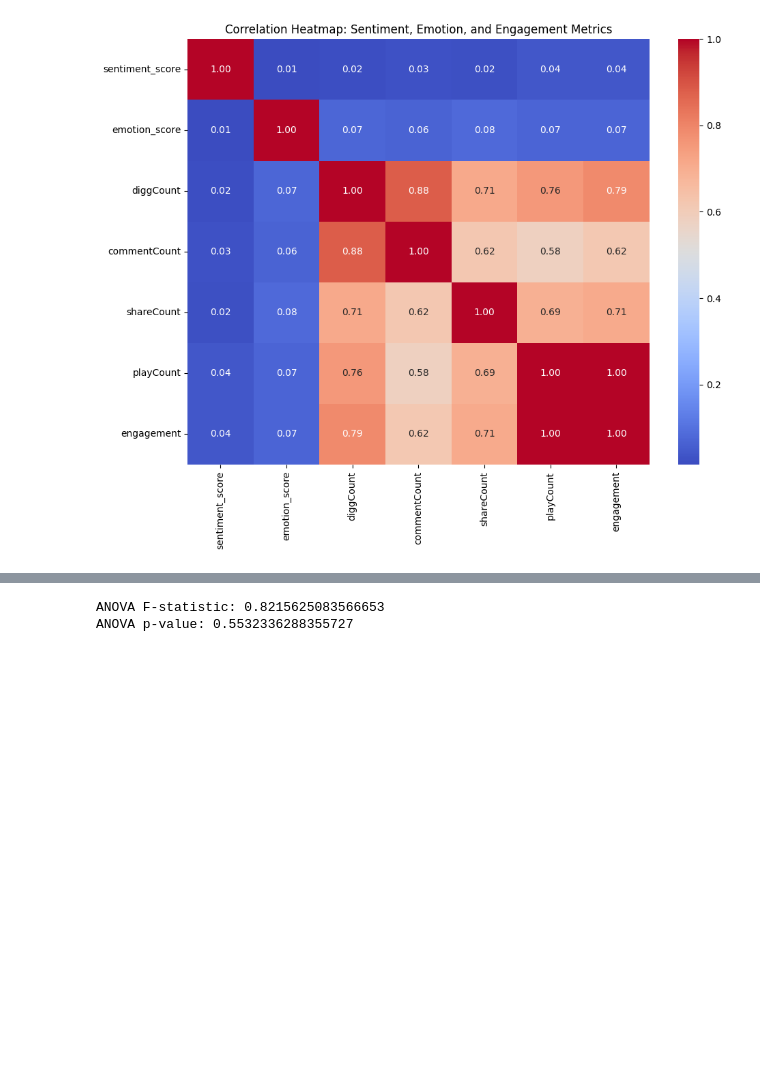
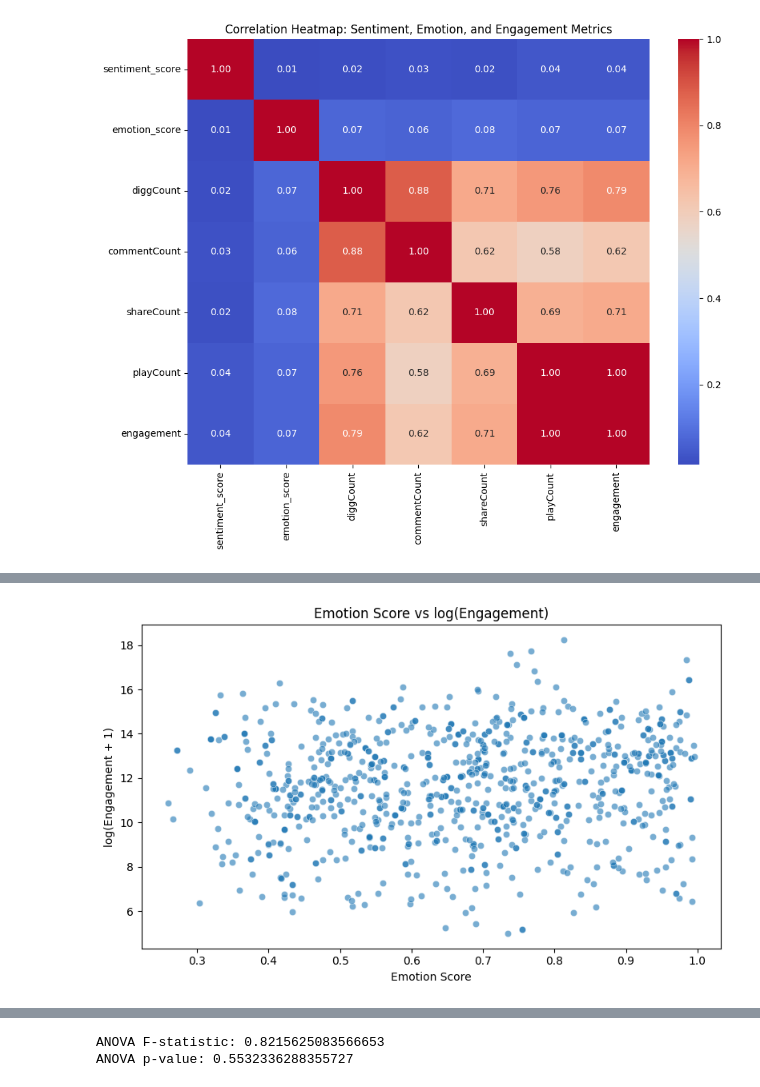
Before and after one commit to Mesgarin/Tiktok, a Jupyter notebook: Tiktok.ipynb, the cells around one changed output, grey strips where cells are left out. Saved outputs shown, nothing was run; the diff lists cells and outputs as text; code cells hidden in the pictures; blank space fills up the shorter version.

```diff
--- a/Tiktok.ipynb
+++ b/Tiktok.ipynb
@@ -392,0 +495,10 @@ plt.show()
+# %%
+import pandas as pd
+from statsmodels.stats.multicomp import pairwise_tukeyhsd
+
+#df = pd.read_csv("tiktok_with_sentiment.csv")
+
+df = df.dropna(subset=["emotion_label", "engagement"])
+
+tukey = pairwise_tukeyhsd(df["engagement"], df["emotion_label"], alpha=0.05)
+print(tukey)
@@ -392,0 +523,2 @@ plt.show()
+# %%
+df.rename(columns={"videoMeta.duration": "duration"}, inplace=True)
@@ -392,0 +546,26 @@ plt.show()
+# %%
+import numpy as np
+import matplotlib.pyplot as plt
+import seaborn as sns
+import pandas as pd
+
+#df = pd.read_csv("tiktok_with_sentiment.csv")
+
+# ساخت engagement
+for col in ["diggCount", "commentCount", "shareCount", "playCount"]:
+    df[col] = pd.to_numeric(df[col], errors="coerce")
+
+df["engagement"] = df["diggCount"] + df["commentCount"] + df["shareCount"] + df["playCount"]
+
+# لاگ گرفتن (log(1+x))
+df["engagement_log"] = np.log1p(df["engagement"])
+
+plt.figure(figsize=(8,5))
+sns.scatterplot(data=df, x="emotion_score", y="engagement_log", alpha=0.6)
+plt.title("Emotion Score vs log(Engagement)")
+plt.xlabel("Emotion Score")
+plt.ylabel("log(Engagement + 1)")
+plt.tight_layout()
+plt.show()
+# %% [output]
+[figure, added]
```
Also changed, not shown: parts of 20 cells of this notebook.
